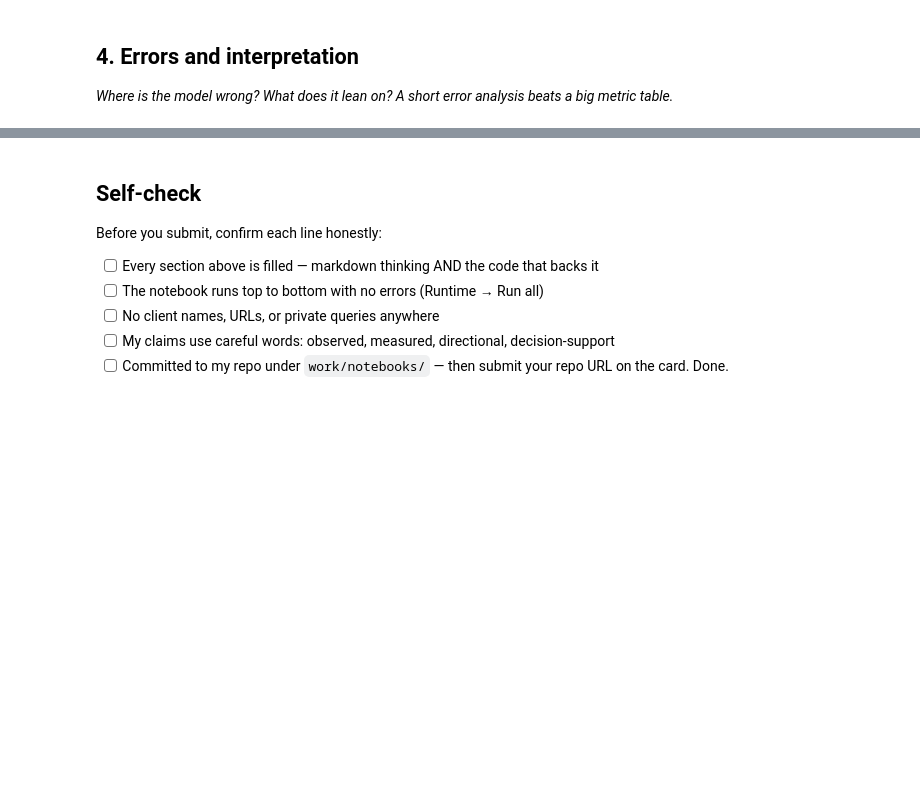
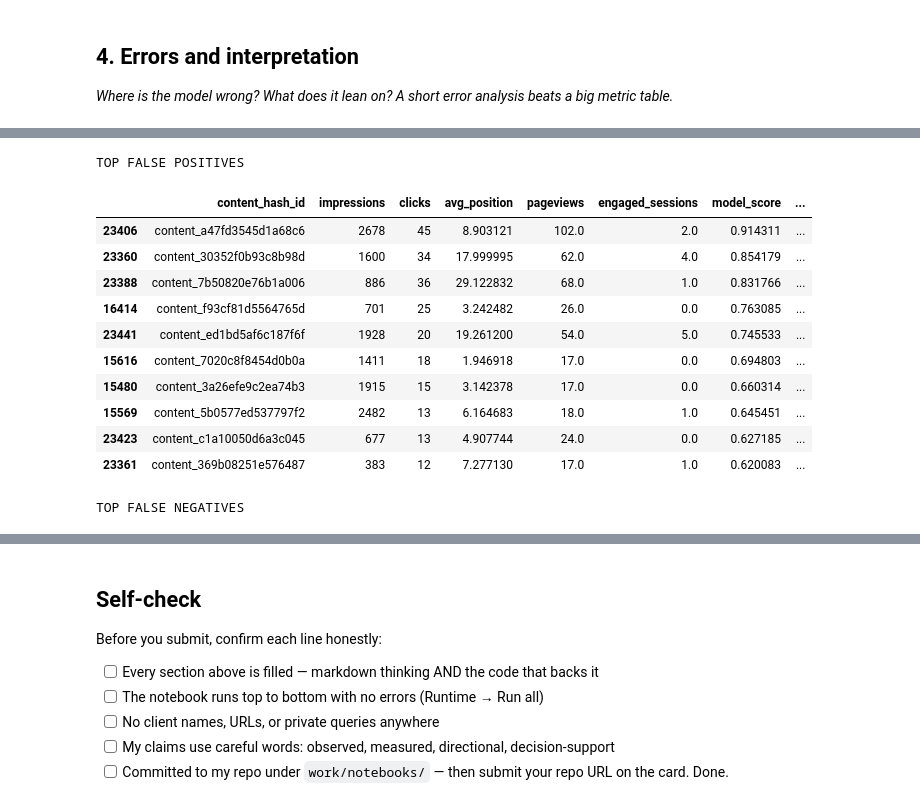
Before and after one commit to krishamerja1903/flyrank-ml-internship, a Jupyter notebook: work/notebooks/w05_model.ipynb, the cells around one changed output, grey strips where cells are left out. Saved outputs shown, nothing was run; the diff lists cells and outputs as text; code cells hidden in the pictures; blank space fills up the shorter version.

```diff
--- a/work/notebooks/w05_model.ipynb
+++ b/work/notebooks/w05_model.ipynb
@@ -36,0 +350,67 @@ This skeleton is yours to fill. Work the sections **in order** — each one has
+# %%
+# Predictions at 0.5 threshold for error analysis
+test_df["prediction"] = (
+    test_df["model_score"] >= 0.5
+).astype(int)
+
+# Error types
+test_df["error_type"] = np.select(
+    [
+        (test_df["prediction"] == 1) & (test_df["declining"] == 0),
+        (test_df["prediction"] == 0) & (test_df["declining"] == 1)
+    ],
+    [
+        "False Positive",
+        "False Negative"
+    ],
+    default="Correct"
+)
+
+print("ERROR COUNTS")
+print(test_df["error_type"].value_counts())
+
+# Logistic Regression coefficients
+coef = model.named_steps["logreg"].coef_[0]
+
+importance = pd.DataFrame({
+    "feature": features,
+    "coefficient": coef,
+    "absolute_importance": np.abs(coef)
+}).sort_values(
+    "absolute_importance",
+    ascending=False
+)
+
+print("\nFEATURE INTERPRETATION")
+display(importance)
+
+# Top false positives and false negatives
+false_positives = (
+    test_df[test_df["error_type"] == "False Positive"]
+    .sort_values("model_score", ascending=False)
+    .head(10)
+)
+
+false_negatives = (
+    test_df[test_df["error_type"] == "False Negative"]
+    .sort_values("model_score", ascending=True)
+    .head(10)
+)
+
+safe_cols = [
+    "content_hash_id",
+    "impressions",
+    "clicks",
+    "avg_position",
+    "pageviews",
+    "engaged_sessions",
+    "model_score",
+    "declining"
+]
+
+print("\nTOP FALSE POSITIVES")
+display(false_positives[safe_cols])
+
+print("\nTOP FALSE NEGATIVES")
+display(false_negatives[safe_cols])
+# %% [output]
@@ -36,0 +431,13 @@ This skeleton is yours to fill. Work the sections **in order** — each one has
+TOP FALSE POSITIVES
+|  | content_hash_id | impressions | clicks | avg_position | pageviews | engaged_sessions | model_score | ... |
+| 23406 | content_a47fd3545d1a68c6 | 2678 | 45 | 8.903121 | 102.0 | 2.0 | 0.914311 | ... |
+| 23360 | content_30352f0b93c8b98d | 1600 | 34 | 17.999995 | 62.0 | 4.0 | 0.854179 | ... |
+| 23388 | content_7b50820e76b1a006 | 886 | 36 | 29.122832 | 68.0 | 1.0 | 0.831766 | ... |
+| 16414 | content_f93cf81d5564765d | 701 | 25 | 3.242482 | 26.0 | 0.0 | 0.763085 | ... |
+| 23441 | content_ed1bd5af6c187f6f | 1928 | 20 | 19.261200 | 54.0 | 5.0 | 0.745533 | ... |
+| 15616 | content_7020c8f8454d0b0a | 1411 | 18 | 1.946918 | 17.0 | 0.0 | 0.694803 | ... |
+| 15480 | content_3a26efe9c2ea74b3 | 1915 | 15 | 3.142378 | 17.0 | 0.0 | 0.660314 | ... |
+| 15569 | content_5b0577ed537797f2 | 2482 | 13 | 6.164683 | 18.0 | 1.0 | 0.645451 | ... |
+| 23423 | content_c1a10050d6a3c045 | 677 | 13 | 4.907744 | 24.0 | 0.0 | 0.627185 | ... |
+| 23361 | content_369b08251e576487 | 383 | 12 | 7.277130 | 17.0 | 1.0 | 0.620083 | ... |
+TOP FALSE NEGATIVES
```
Also changed, not shown: parts of 10 cells of this notebook.
